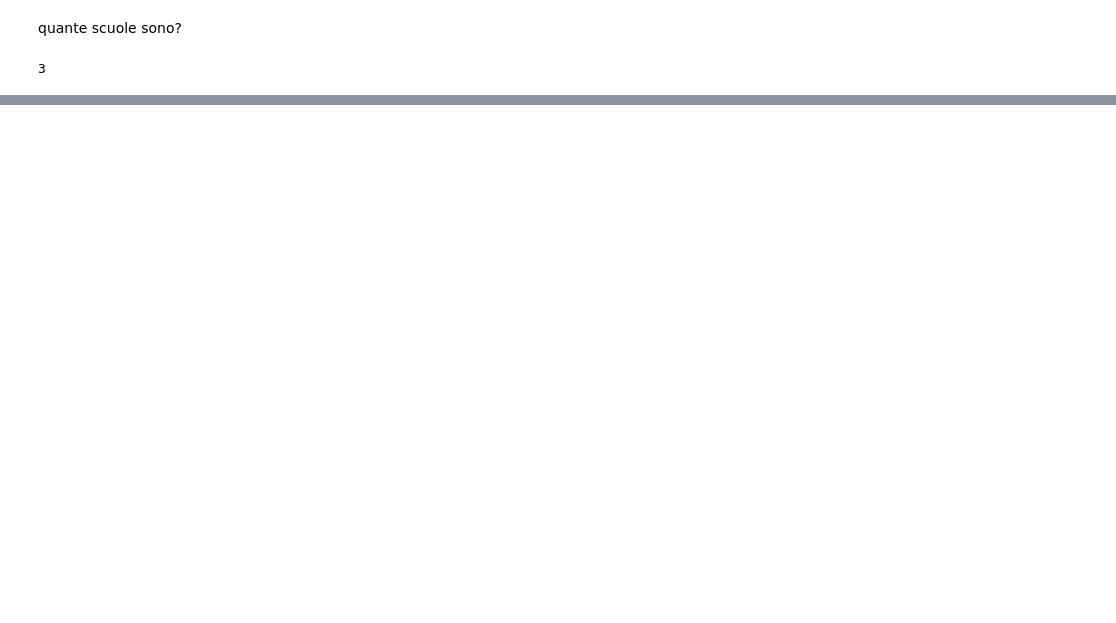
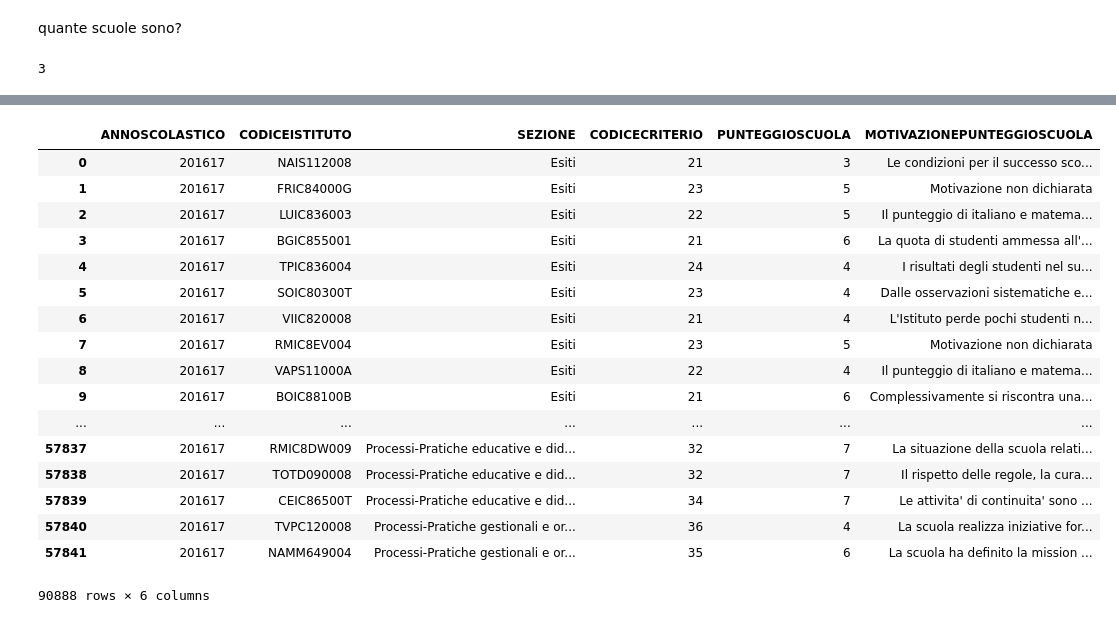
Before and after one commit to napo/opendatamiur, a Jupyter notebook: MIUR_OpenData.ipynb, the cells around one changed output, grey strips where cells are left out. Cells and saved outputs as stored; diff of their text form; code cells hidden in the pictures; blank space fills up the shorter version.

```diff
--- a/MIUR_OpenData.ipynb
+++ b/MIUR_OpenData.ipynb
@@ -934,0 +1083,21 @@ Name: DESCRIZIONETIPOLOGIAGRADOISTRUZIONESCUOLA, dtype: object
+# %%
+valutazioni_enrico_mattei
+# %% [output]
+|  | ANNOSCOLASTICO | CODICEISTITUTO | SEZIONE | CODICECRITERIO | PUNTEGGIOSCUOLA | MOTIVAZIONEPUNTEGGIOSCUOLA |
+| 0 | 201617 | NAIS112008 | Esiti | 21 | 3 | Le condizioni per il successo sco... |
+| 1 | 201617 | FRIC84000G | Esiti | 23 | 5 | Motivazione non dichiarata |
+| 2 | 201617 | LUIC836003 | Esiti | 22 | 5 | Il punteggio di italiano e matema... |
+| 3 | 201617 | BGIC855001 | Esiti | 21 | 6 | La quota di studenti ammessa all'... |
+| 4 | 201617 | TPIC836004 | Esiti | 24 | 4 | I risultati degli studenti nel su... |
+| 5 | 201617 | SOIC80300T | Esiti | 23 | 4 | Dalle osservazioni sistematiche e... |
+| 6 | 201617 | VIIC820008 | Esiti | 21 | 4 | L'Istituto perde pochi studenti n... |
+| 7 | 201617 | RMIC8EV004 | Esiti | 23 | 5 | Motivazione non dichiarata |
+| 8 | 201617 | VAPS11000A | Esiti | 22 | 4 | Il punteggio di italiano e matema... |
+| 9 | 201617 | BOIC88100B | Esiti | 21 | 6 | Complessivamente si riscontra una... |
+| ... | ... | ... | ... | ... | ... | ... |
+| 57837 | 201617 | RMIC8DW009 | Processi-Pratiche educative e did... | 32 | 7 | La situazione della scuola relati... |
+| 57838 | 201617 | TOTD090008 | Processi-Pratiche educative e did... | 32 | 7 | Il rispetto delle regole, la cura... |
+| 57839 | 201617 | CEIC86500T | Processi-Pratiche educative e did... | 34 | 7 | Le attivita' di continuita' sono ... |
+| 57840 | 201617 | TVPC120008 | Processi-Pratiche gestionali e or... | 36 | 4 | La scuola realizza iniziative for... |
+| 57841 | 201617 | NAMM649004 | Processi-Pratiche gestionali e or... | 35 | 6 | La scuola ha definito la mission ... |
+90888 rows × 6 columns
```
Also changed, not shown: parts of 33 cells of this notebook.
